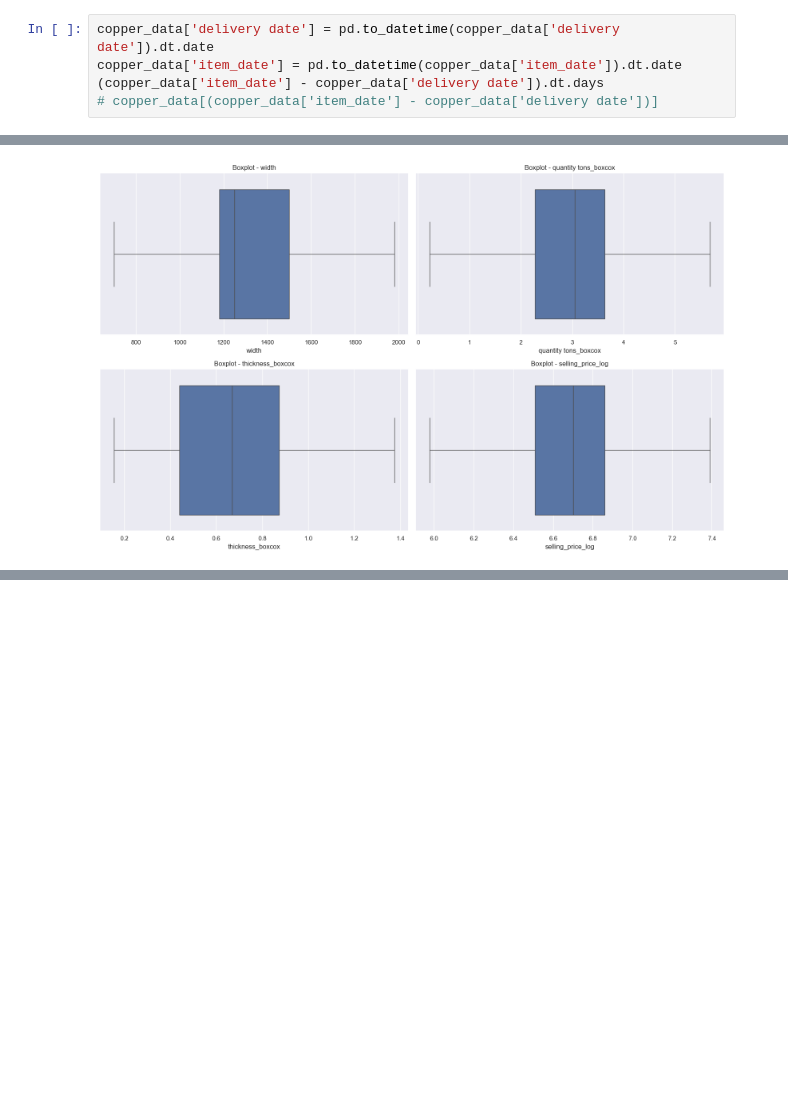
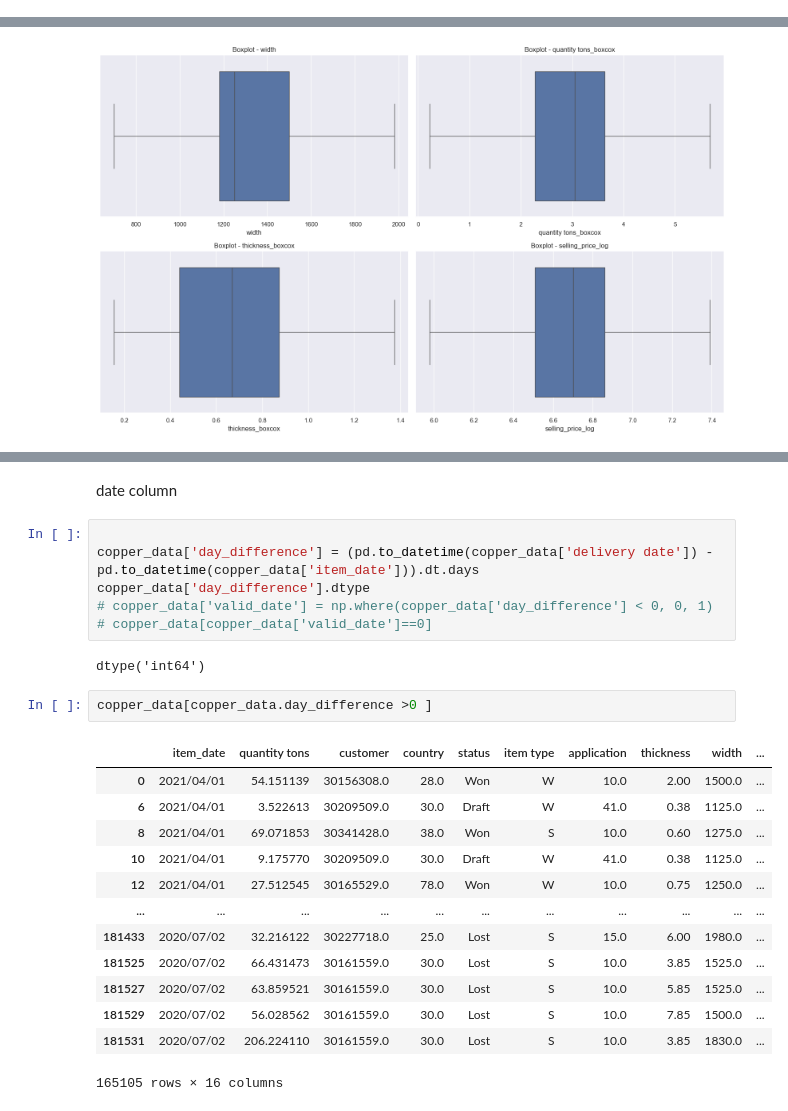
Before and after one commit to Prakash-Kani/Industrial-Copper-Modeling, a Jupyter notebook: Industrial_Dataset_EDA.ipynb, the cells around one changed output, grey strips where cells are left out. Cells and saved outputs as stored; diff of their text form; blank space fills up the shorter version.

Commit message:
Updated and Handled Inconsistance dates in Delivery_date feature

```diff
--- a/Industrial_Dataset_EDA.ipynb
+++ b/Industrial_Dataset_EDA.ipynb
@@ -352,8 +352,3 @@ IPL           27
 SLAWR          1
 Name: count, dtype: int64
 ----------------------------------------
-# %%
-copper_data['delivery date'] = pd.to_datetime(copper_data['delivery date']).dt.date
-copper_data['item_date'] = pd.to_datetime(copper_data['item_date']).dt.date
-(copper_data['item_date'] - copper_data['delivery date']).dt.days
-# copper_data[(copper_data['item_date'] - copper_data['delivery date'])]
@@ -662,0 +656,26 @@ sns.heatmap(df[column_name].corr(), annot= True)
+# %% [markdown]
+date column
+# %%
+
+copper_data['day_difference'] = (pd.to_datetime(copper_data['delivery date']) - pd.to_datetime(copper_data['item_date'])).dt.days
+copper_data['day_difference'].dtype
+# copper_data['valid_date'] = np.where(copper_data['day_difference'] < 0, 0, 1)
+# copper_data[copper_data['valid_date']==0]
+# %% [output]
+dtype('int64')
+# %%
+copper_data[copper_data.day_difference >0 ]
+# %% [output]
+|  | item_date | quantity tons | customer | country | status | item type | application | thickness | width | ... |
+| 0 | 2021/04/01 | 54.151139 | 30156308.0 | 28.0 | Won | W | 10.0 | 2.00 | 1500.0 | ... |
+| 6 | 2021/04/01 | 3.522613 | 30209509.0 | 30.0 | Draft | W | 41.0 | 0.38 | 1125.0 | ... |
+| 8 | 2021/04/01 | 69.071853 | 30341428.0 | 38.0 | Won | S | 10.0 | 0.60 | 1275.0 | ... |
+| 10 | 2021/04/01 | 9.175770 | 30209509.0 | 30.0 | Draft | W | 41.0 | 0.38 | 1125.0 | ... |
+| 12 | 2021/04/01 | 27.512545 | 30165529.0 | 78.0 | Won | W | 10.0 | 0.75 | 1250.0 | ... |
+| ... | ... | ... | ... | ... | ... | ... | ... | ... | ... | ... |
+| 181433 | 2020/07/02 | 32.216122 | 30227718.0 | 25.0 | Lost | S | 15.0 | 6.00 | 1980.0 | ... |
+| 181525 | 2020/07/02 | 66.431473 | 30161559.0 | 30.0 | Lost | S | 10.0 | 3.85 | 1525.0 | ... |
+| 181527 | 2020/07/02 | 63.859521 | 30161559.0 | 30.0 | Lost | S | 10.0 | 5.85 | 1525.0 | ... |
+| 181529 | 2020/07/02 | 56.028562 | 30161559.0 | 30.0 | Lost | S | 10.0 | 7.85 | 1500.0 | ... |
+| 181531 | 2020/07/02 | 206.224110 | 30161559.0 | 30.0 | Lost | S | 10.0 | 3.85 | 1830.0 | ... |
+165105 rows × 16 columns
```
Also changed, not shown: parts of 18 cells of this notebook.
